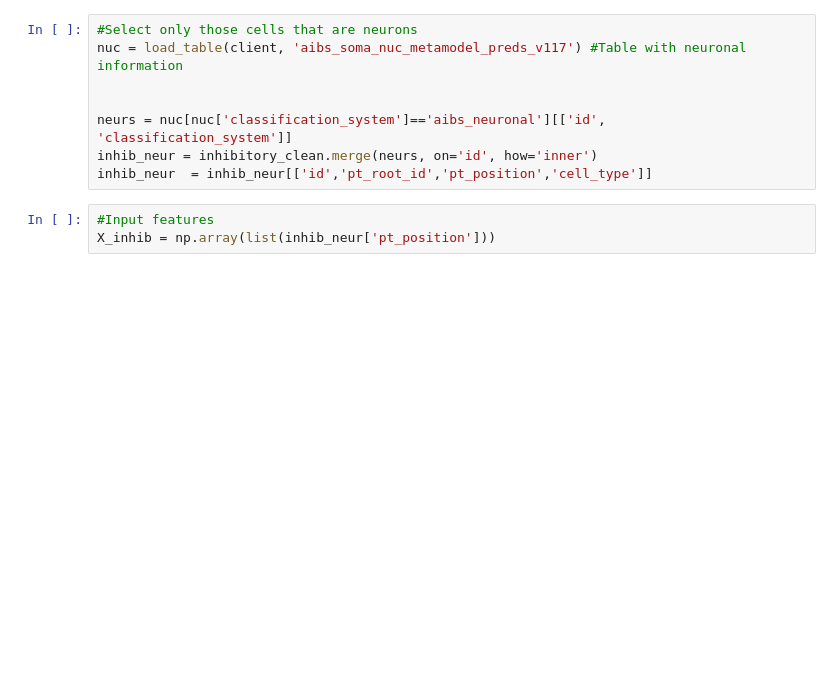
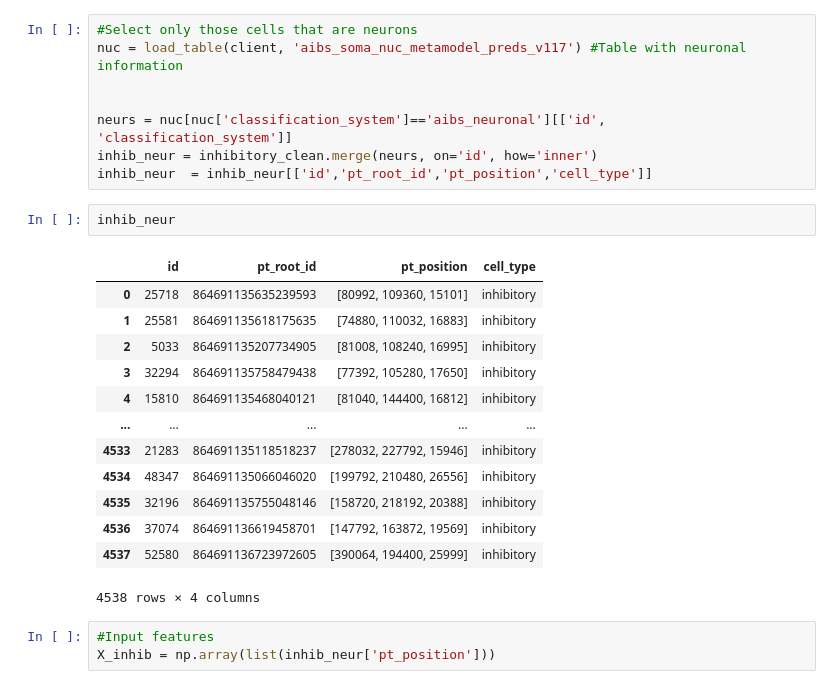
Before and after one commit to NeuroBLab/con-con-models, a Jupyter notebook: notebooks/inhibitory_BA_classifier.ipynb, the cells around one changed output. Cells and saved outputs as stored; diff of their text form; blank space fills up the shorter version.

```diff
--- a/notebooks/inhibitory_BA_classifier.ipynb
+++ b/notebooks/inhibitory_BA_classifier.ipynb
@@ -143,6 +146,22 @@ nuc = load_table(client, 'aibs_soma_nuc_metamodel_preds_v117') #Table with neuro
 neurs = nuc[nuc['classification_system']=='aibs_neuronal'][['id', 'classification_system']]
 inhib_neur = inhibitory_clean.merge(neurs, on='id', how='inner')
 inhib_neur  = inhib_neur[['id','pt_root_id','pt_position','cell_type']]
+# %%
+inhib_neur
+# %% [output]
+|  | id | pt_root_id | pt_position | cell_type |
+| 0 | 25718 | 864691135635239593 | [80992, 109360, 15101] | inhibitory |
+| 1 | 25581 | 864691135618175635 | [74880, 110032, 16883] | inhibitory |
+| 2 | 5033 | 864691135207734905 | [81008, 108240, 16995] | inhibitory |
+| 3 | 32294 | 864691135758479438 | [77392, 105280, 17650] | inhibitory |
+| 4 | 15810 | 864691135468040121 | [81040, 144400, 16812] | inhibitory |
+| ... | ... | ... | ... | ... |
+| 4533 | 21283 | 864691135118518237 | [278032, 227792, 15946] | inhibitory |
+| 4534 | 48347 | 864691135066046020 | [199792, 210480, 26556] | inhibitory |
+| 4535 | 32196 | 864691135755048146 | [158720, 218192, 20388] | inhibitory |
+| 4536 | 37074 | 864691136619458701 | [147792, 163872, 19569] | inhibitory |
+| 4537 | 52580 | 864691136723972605 | [390064, 194400, 25999] | inhibitory |
+4538 rows × 4 columns
 # %%
 #Input features
 X_inhib = np.array(list(inhib_neur['pt_position']))
```
Also changed, not shown: parts of 4 cells of this notebook, 19 other files.
